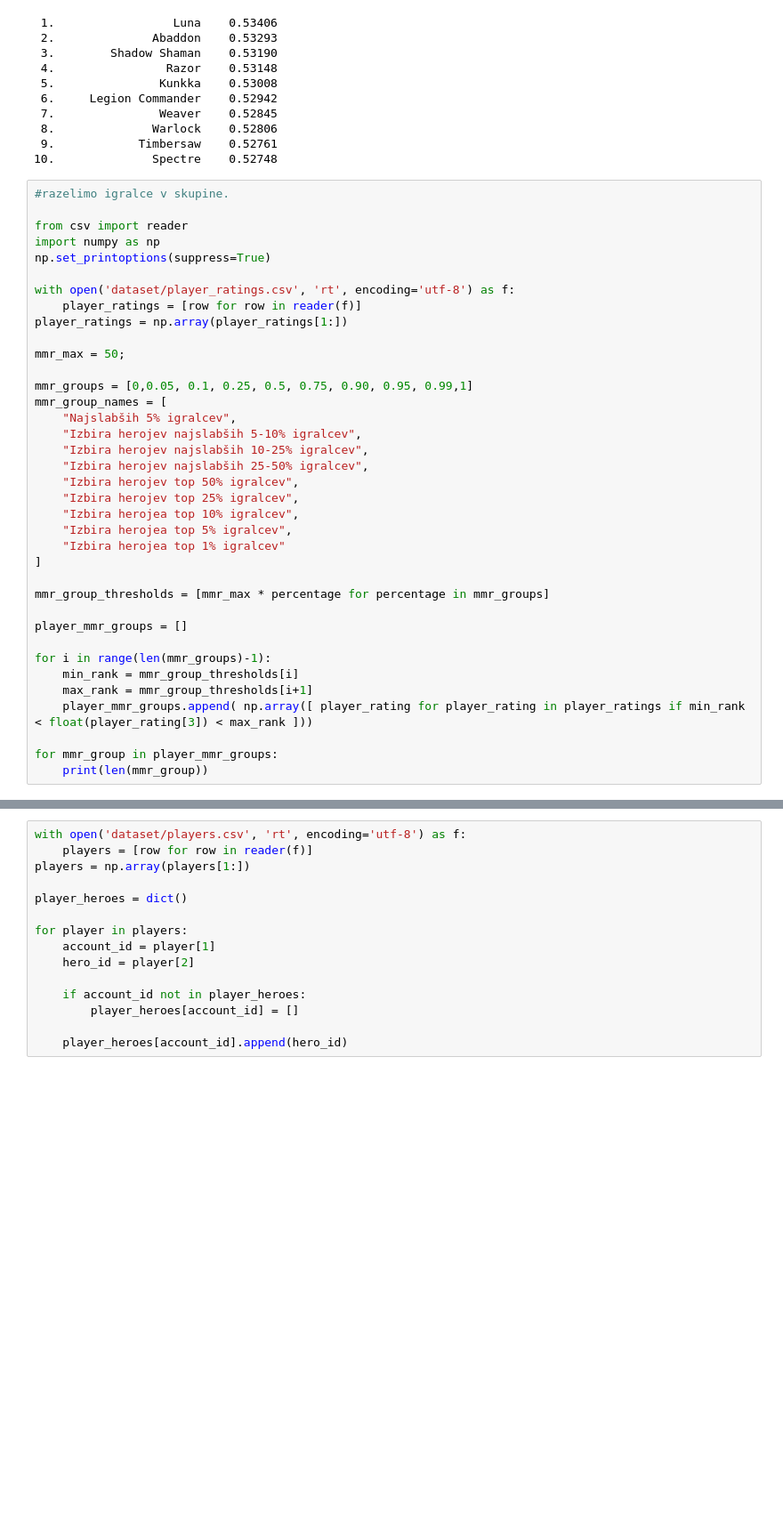
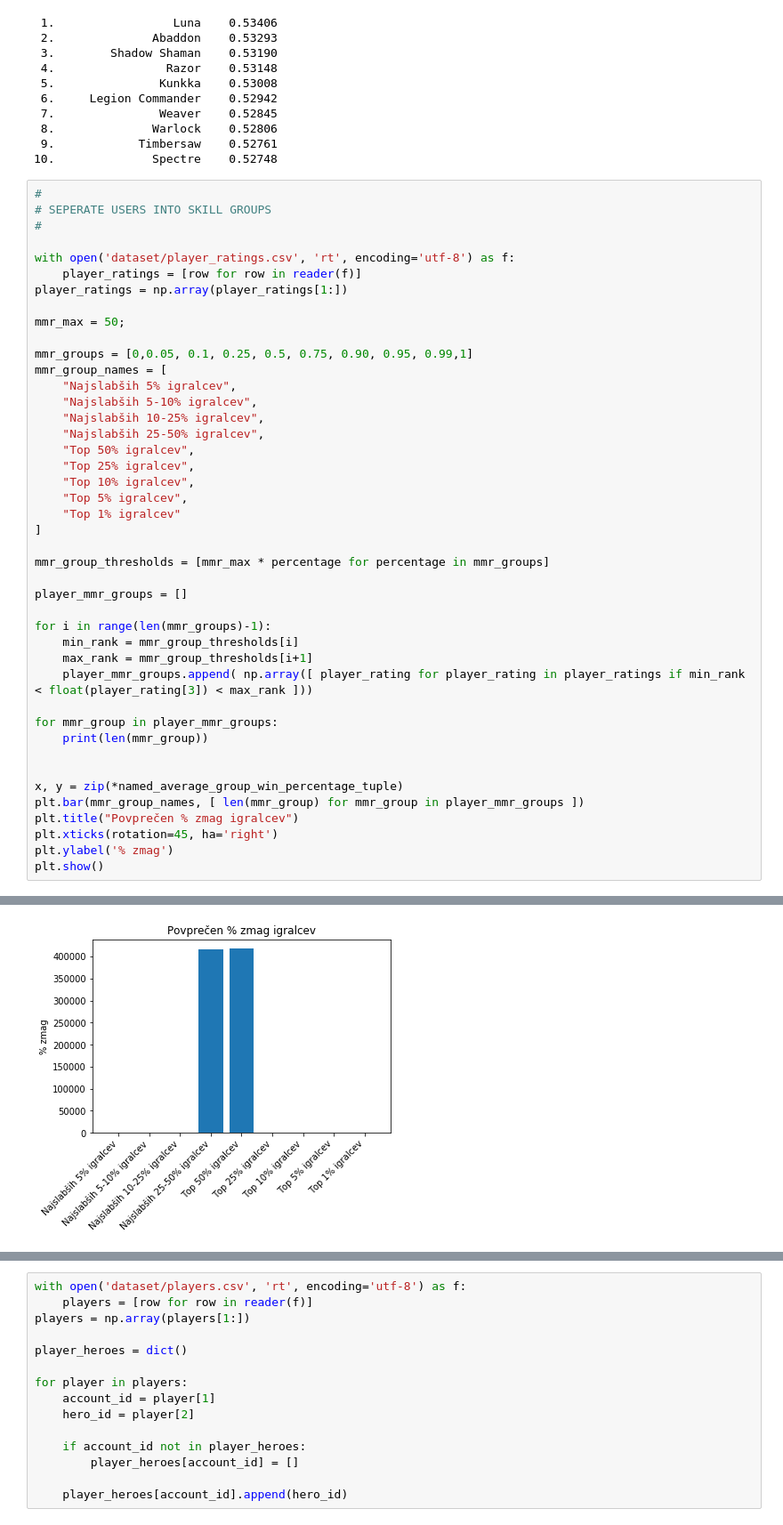
Before and after one commit to Dmajster/PR19DRTAEG, a Jupyter notebook: pr_d.ipynb, the cells around one changed output, grey strips where cells are left out. Shown at 89% size. Saved outputs shown, nothing was run; the diff lists cells and outputs as text; blank space fills up the shorter version.

```diff
--- a/pr_d.ipynb
+++ b/pr_d.ipynb
@@ -111,50 +113,57 @@ for key, value in sorted_hero_win_percentage[0:10]:
  9.            Timbersaw    0.52761
 10.              Spectre    0.52748
 # %%
-#razelimo igralce v skupine.
-
-from csv import reader
-import numpy as np
-np.set_printoptions(suppress=True)
+#
+# SEPERATE USERS INTO SKILL GROUPS
+#
 
 with open('dataset/player_ratings.csv', 'rt', encoding='utf-8') as f:
     player_ratings = [row for row in reader(f)]
 player_ratings = np.array(player_ratings[1:])
 
 mmr_max = 50;
 
 mmr_groups = [0,0.05, 0.1, 0.25, 0.5, 0.75, 0.90, 0.95, 0.99,1]
 mmr_group_names = [
     "Najslabših 5% igralcev",
-    "Izbira herojev najslabših 5-10% igralcev",
-    "Izbira herojev najslabših 10-25% igralcev",
-    "Izbira herojev najslabših 25-50% igralcev",
-    "Izbira herojev top 50% igralcev",
-    "Izbira herojev top 25% igralcev",
-    "Izbira herojea top 10% igralcev",
-    "Izbira herojea top 5% igralcev",
-    "Izbira herojea top 1% igralcev"
+    "Najslabših 5-10% igralcev",
+    "Najslabših 10-25% igralcev",
+    "Najslabših 25-50% igralcev",
+    "Top 50% igralcev",
+    "Top 25% igralcev",
+    "Top 10% igralcev",
+    "Top 5% igralcev",
+    "Top 1% igralcev"
 ]
 
 mmr_group_thresholds = [mmr_max * percentage for percentage in mmr_groups]
 
 player_mmr_groups = []
 
 for i in range(len(mmr_groups)-1):
     min_rank = mmr_group_thresholds[i]
     max_rank = mmr_group_thresholds[i+1]
     player_mmr_groups.append( np.array([ player_rating for player_rating in player_ratings if min_rank < float(player_rating[3]) < max_rank ]))
 
 for mmr_group in player_mmr_groups:
     print(len(mmr_group))
+
+
+x, y = zip(*named_average_group_win_percentage_tuple)
+plt.bar(mmr_group_names, [ len(mmr_group) for mmr_group in player_mmr_groups ])
+plt.title("Povprečen % zmag igralcev")
+plt.xticks(rotation=45, ha='right')
+plt.ylabel('% zmag')
+plt.show()
 # %% [output]
 0
 1
 190
 415671
 417884
 472
 6
 1
 0
+[figure, added]
 # %%
```
Also changed, not shown: parts of 6 cells of this notebook, 4 other files.
